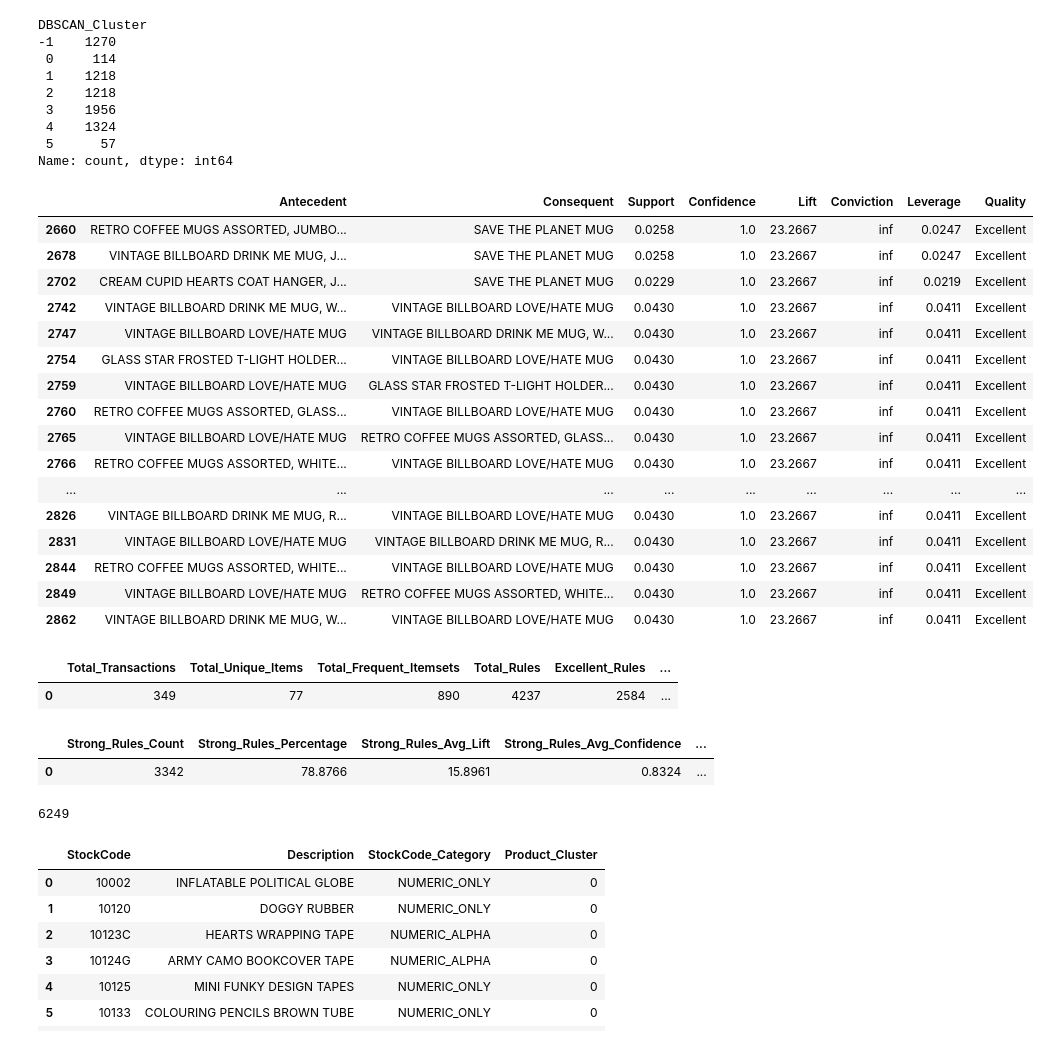
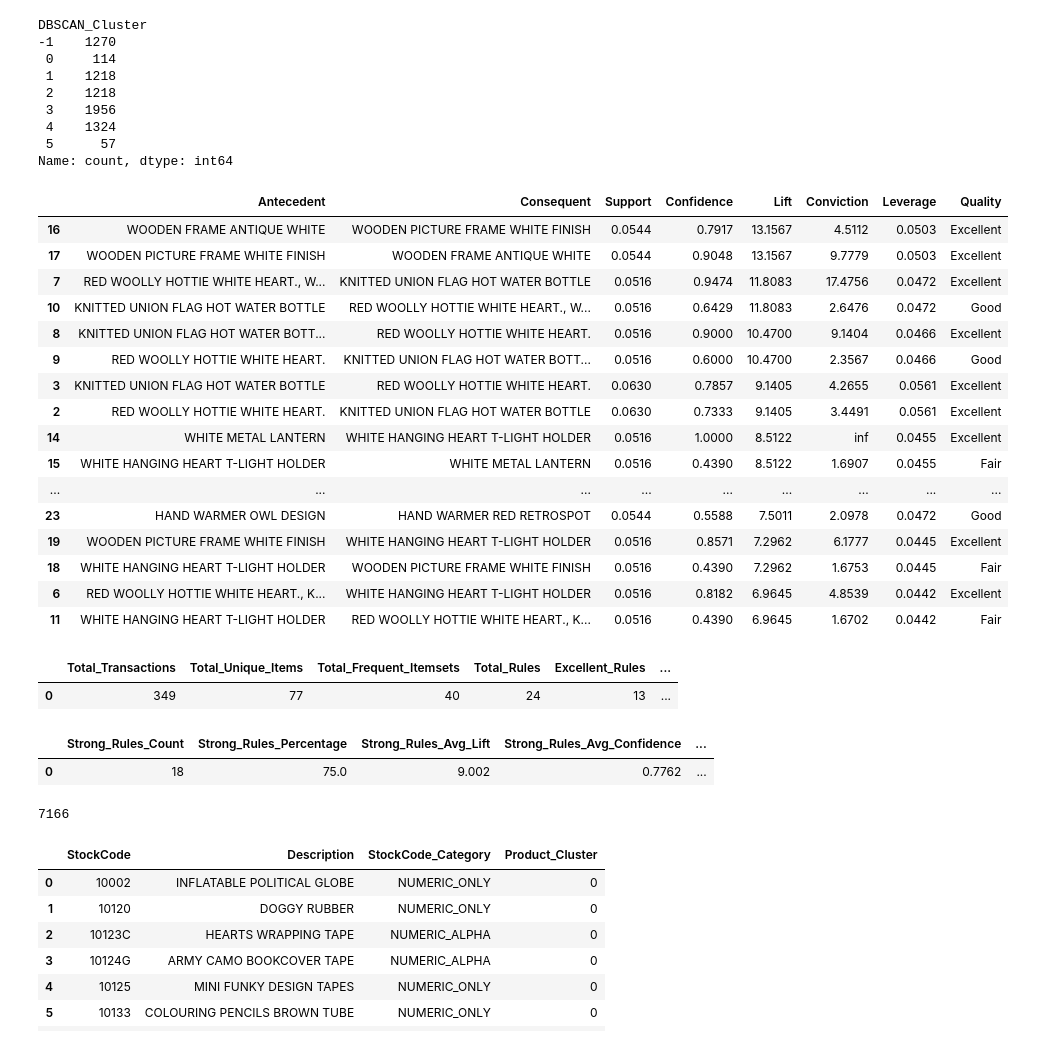
Before and after one commit to NmDA97/miniproject_258727X, a Jupyter notebook: notebooks/data_mining.ipynb, the cells around one changed output. Cells and saved outputs as stored; diff of their text form; code cells hidden in the pictures.

```diff
--- a/notebooks/data_mining.ipynb
+++ b/notebooks/data_mining.ipynb
@@ -688,7 +688,7 @@ basket_data = create_optimized_basket(df)
 # Find frequent itemsets using FP-Growth with optimized parameters
 frequent_itemsets = fpgrowth(
     basket_data,
-    min_support=0.02,  # Increased min_support for better performance
+    min_support=0.05,  # Increased min_support for better performance
     use_colnames=True,
     max_len=3  # Limit max itemset length to improve performance
 )
@@ -909,54 +909,54 @@ if len(frequent_itemsets) > 0:
         fig3.add_trace(
             go.Bar(x=metrics_comparison['Metric'], y=metrics_comparison['Mean'],
                    error_y=dict(type='data', array=metrics_comparison['Std']),
                    marker_color='lightcoral', name='Metrics', showlegend=False),
             row=1, col=2
         )
 
         fig3.update_layout(
             height=500,
             title_text="Association Rules Analysis - Advanced Metrics",
             title_x=0.5,
             margin=dict(t=80, b=60, l=80, r=50)
         )
 
         fig3.update_xaxes(title_text="Leverage", row=1, col=1)
         fig3.update_yaxes(title_text="Lift", row=1, col=1)
         fig3.update_xaxes(title_text="Metric", row=1, col=2)
         fig3.update_yaxes(title_text="Value", row=1, col=2)
 
         fig3.show()
 
     else:
         print("No association rules found with the specified thresholds.")
 else:
     print("No frequent itemsets found with the specified minimum support.")
 
 # Clean up memory
 gc.collect()
 # %% [output]
 |  | Antecedent | Consequent | Support | Confidence | Lift | Conviction | Leverage | Quality |
-| 2660 | RETRO COFFEE MUGS ASSORTED, JUMBO... | SAVE THE PLANET MUG | 0.0258 | 1.0 | 23.2667 | inf | 0.0247 | Excellent |
-| 2678 | VINTAGE BILLBOARD DRINK ME MUG, J... | SAVE THE PLANET MUG | 0.0258 | 1.0 | 23.2667 | inf | 0.0247 | Excellent |
-| 2702 | CREAM CUPID HEARTS COAT HANGER, J... | SAVE THE PLANET MUG | 0.0229 | 1.0 | 23.2667 | inf | 0.0219 | Excellent |
-| 2742 | VINTAGE BILLBOARD DRINK ME MUG, W... | VINTAGE BILLBOARD LOVE/HATE MUG | 0.0430 | 1.0 | 23.2667 | inf | 0.0411 | Excellent |
-| 2747 | VINTAGE BILLBOARD LOVE/HATE MUG | VINTAGE BILLBOARD DRINK ME MUG, W... | 0.0430 | 1.0 | 23.2667 | inf | 0.0411 | Excellent |
-| 2754 | GLASS STAR FROSTED T-LIGHT HOLDER... | VINTAGE BILLBOARD LOVE/HATE MUG | 0.0430 | 1.0 | 23.2667 | inf | 0.0411 | Excellent |
-| 2759 | VINTAGE BILLBOARD LOVE/HATE MUG | GLASS STAR FROSTED T-LIGHT HOLDER... | 0.0430 | 1.0 | 23.2667 | inf | 0.0411 | Excellent |
-| 2760 | RETRO COFFEE MUGS ASSORTED, GLASS... | VINTAGE BILLBOARD LOVE/HATE MUG | 0.0430 | 1.0 | 23.2667 | inf | 0.0411 | Excellent |
-| 2765 | VINTAGE BILLBOARD LOVE/HATE MUG | RETRO COFFEE MUGS ASSORTED, GLASS... | 0.0430 | 1.0 | 23.2667 | inf | 0.0411 | Excellent |
-| 2766 | RETRO COFFEE MUGS ASSORTED, WHITE... | VINTAGE BILLBOARD LOVE/HATE MUG | 0.0430 | 1.0 | 23.2667 | inf | 0.0411 | Excellent |
+| 16 | WOODEN FRAME ANTIQUE WHITE | WOODEN PICTURE FRAME WHITE FINISH | 0.0544 | 0.7917 | 13.1567 | 4.5112 | 0.0503 | Excellent |
+| 17 | WOODEN PICTURE FRAME WHITE FINISH | WOODEN FRAME ANTIQUE WHITE | 0.0544 | 0.9048 | 13.1567 | 9.7779 | 0.0503 | Excellent |
+| 7 | RED WOOLLY HOTTIE WHITE HEART., W... | KNITTED UNION FLAG HOT WATER BOTTLE | 0.0516 | 0.9474 | 11.8083 | 17.4756 | 0.0472 | Excellent |
+| 10 | KNITTED UNION FLAG HOT WATER BOTTLE | RED WOOLLY HOTTIE WHITE HEART., W... | 0.0516 | 0.6429 | 11.8083 | 2.6476 | 0.0472 | Good |
+| 8 | KNITTED UNION FLAG HOT WATER BOTT... | RED WOOLLY HOTTIE WHITE HEART. | 0.0516 | 0.9000 | 10.4700 | 9.1404 | 0.0466 | Excellent |
+| 9 | RED WOOLLY HOTTIE WHITE HEART. | KNITTED UNION FLAG HOT WATER BOTT... | 0.0516 | 0.6000 | 10.4700 | 2.3567 | 0.0466 | Good |
+| 3 | KNITTED UNION FLAG HOT WATER BOTTLE | RED WOOLLY HOTTIE WHITE HEART. | 0.0630 | 0.7857 | 9.1405 | 4.2655 | 0.0561 | Excellent |
+| 2 | RED WOOLLY HOTTIE WHITE HEART. | KNITTED UNION FLAG HOT WATER BOTTLE | 0.0630 | 0.7333 | 9.1405 | 3.4491 | 0.0561 | Excellent |
+| 14 | WHITE METAL LANTERN | WHITE HANGING HEART T-LIGHT HOLDER | 0.0516 | 1.0000 | 8.5122 | inf | 0.0455 | Excellent |
+| 15 | WHITE HANGING HEART T-LIGHT HOLDER | WHITE METAL LANTERN | 0.0516 | 0.4390 | 8.5122 | 1.6907 | 0.0455 | Fair |
 | ... | ... | ... | ... | ... | ... | ... | ... | ... |
-| 2826 | VINTAGE BILLBOARD DRINK ME MUG, R... | VINTAGE BILLBOARD LOVE/HATE MUG | 0.0430 | 1.0 | 23.2667 | inf | 0.0411 | Excellent |
-| 2831 | VINTAGE BILLBOARD LOVE/HATE MUG | VINTAGE BILLBOARD DRINK ME MUG, R... | 0.0430 | 1.0 | 23.2667 | inf | 0.0411 | Excellent |
-| 2844 | RETRO COFFEE MUGS ASSORTED, WHITE... | VINTAGE BILLBOARD LOVE/HATE MUG | 0.0430 | 1.0 | 23.2667 | inf | 0.0411 | Excellent |
-| 2849 | VINTAGE BILLBOARD LOVE/HATE MUG | RETRO COFFEE MUGS ASSORTED, WHITE... | 0.0430 | 1.0 | 23.2667 | inf | 0.0411 | Excellent |
-| 2862 | VINTAGE BILLBOARD DRINK ME MUG, W... | VINTAGE BILLBOARD LOVE/HATE MUG | 0.0430 | 1.0 | 23.2667 | inf | 0.0411 | Excellent |
+| 23 | HAND WARMER OWL DESIGN | HAND WARMER RED RETROSPOT | 0.0544 | 0.5588 | 7.5011 | 2.0978 | 0.0472 | Good |
+| 19 | WOODEN PICTURE FRAME WHITE FINISH | WHITE HANGING HEART T-LIGHT HOLDER | 0.0516 | 0.8571 | 7.2962 | 6.1777 | 0.0445 | Excellent |
+| 18 | WHITE HANGING HEART T-LIGHT HOLDER | WOODEN PICTURE FRAME WHITE FINISH | 0.0516 | 0.4390 | 7.2962 | 1.6753 | 0.0445 | Fair |
+| 6 | RED WOOLLY HOTTIE WHITE HEART., K... | WHITE HANGING HEART T-LIGHT HOLDER | 0.0516 | 0.8182 | 6.9645 | 4.8539 | 0.0442 | Excellent |
+| 11 | WHITE HANGING HEART T-LIGHT HOLDER | RED WOOLLY HOTTIE WHITE HEART., K... | 0.0516 | 0.4390 | 6.9645 | 1.6702 | 0.0442 | Fair |
 |  | Total_Transactions | Total_Unique_Items | Total_Frequent_Itemsets | Total_Rules | Excellent_Rules | ... |
-| 0 | 349 | 77 | 890 | 4237 | 2584 | ... |
+| 0 | 349 | 77 | 40 | 24 | 13 | ... |
 |  | Strong_Rules_Count | Strong_Rules_Percentage | Strong_Rules_Avg_Lift | Strong_Rules_Avg_Confidence | ... |
-| 0 | 3342 | 78.8766 | 15.8961 | 0.8324 | ... |
+| 0 | 18 | 75.0 | 9.002 | 0.7762 | ... |
-6249
+7166
 # %%
 # StockCode Keyword Extraction and Product Clustering
 import re
```
Also changed, not shown: parts of 1 cell of this notebook, 1 other file.
